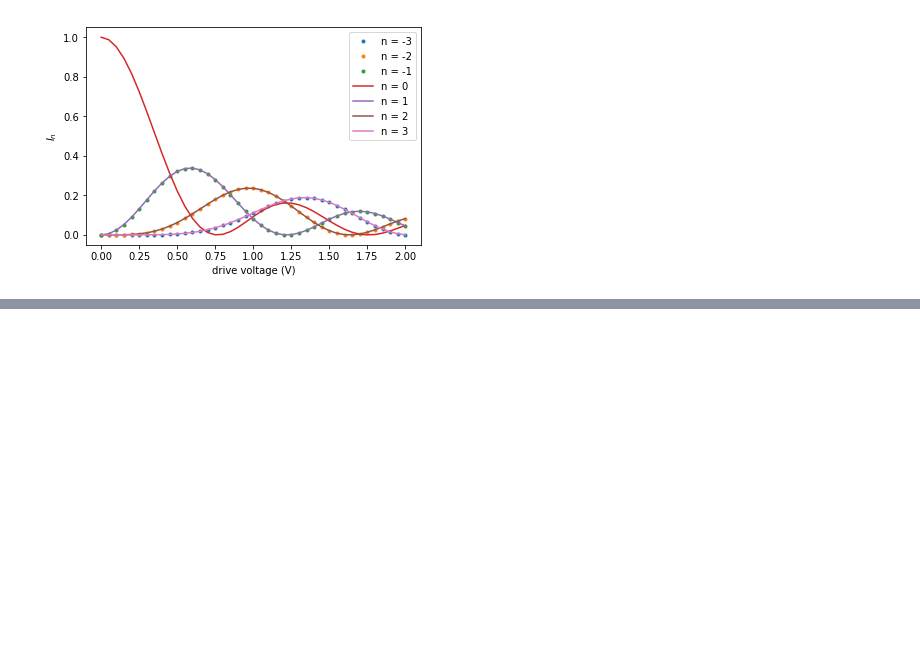
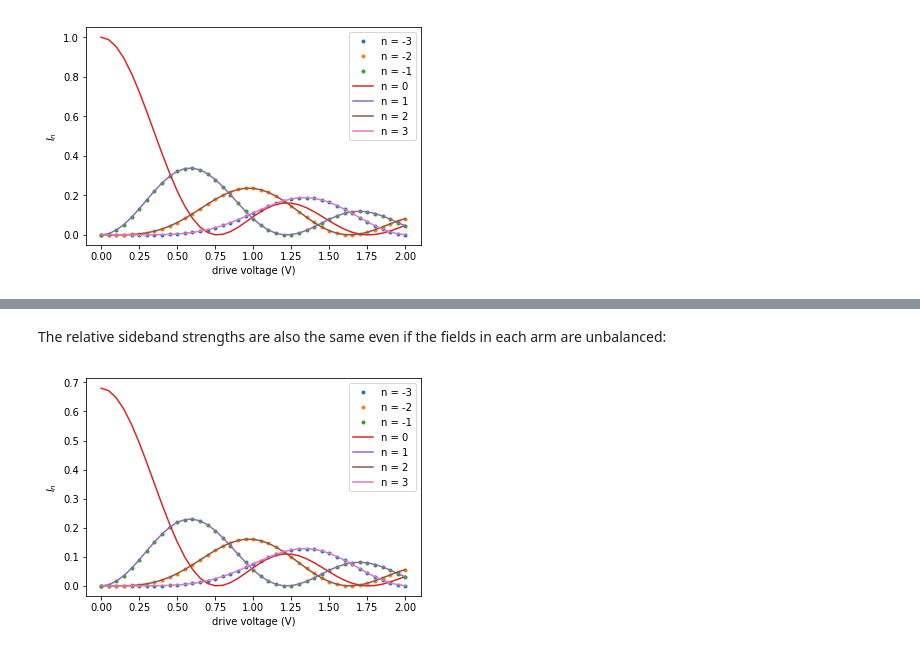
Before and after one commit to decoherer/sidebands, a Jupyter notebook: sidebands.ipynb, the cells around one changed output, grey strips where cells are left out. Drawn from its saved outputs; the diff is of its cells as text; code cells hidden in the pictures; blank space fills up the shorter version.

```diff
--- a/sidebands.ipynb
+++ b/sidebands.ipynb
@@ -120,0 +151,6 @@ def mzsidebandplot():
+# %% [markdown]
+The relative sideband strengths are also the same even if the fields in each arm are unbalanced:
+# %%
+mzsidebandplot(0.2, 0.8, pi/2)
+# %% [output]
+[figure, added]
```
Also changed, not shown: parts of 26 cells of this notebook, 1 other file.
